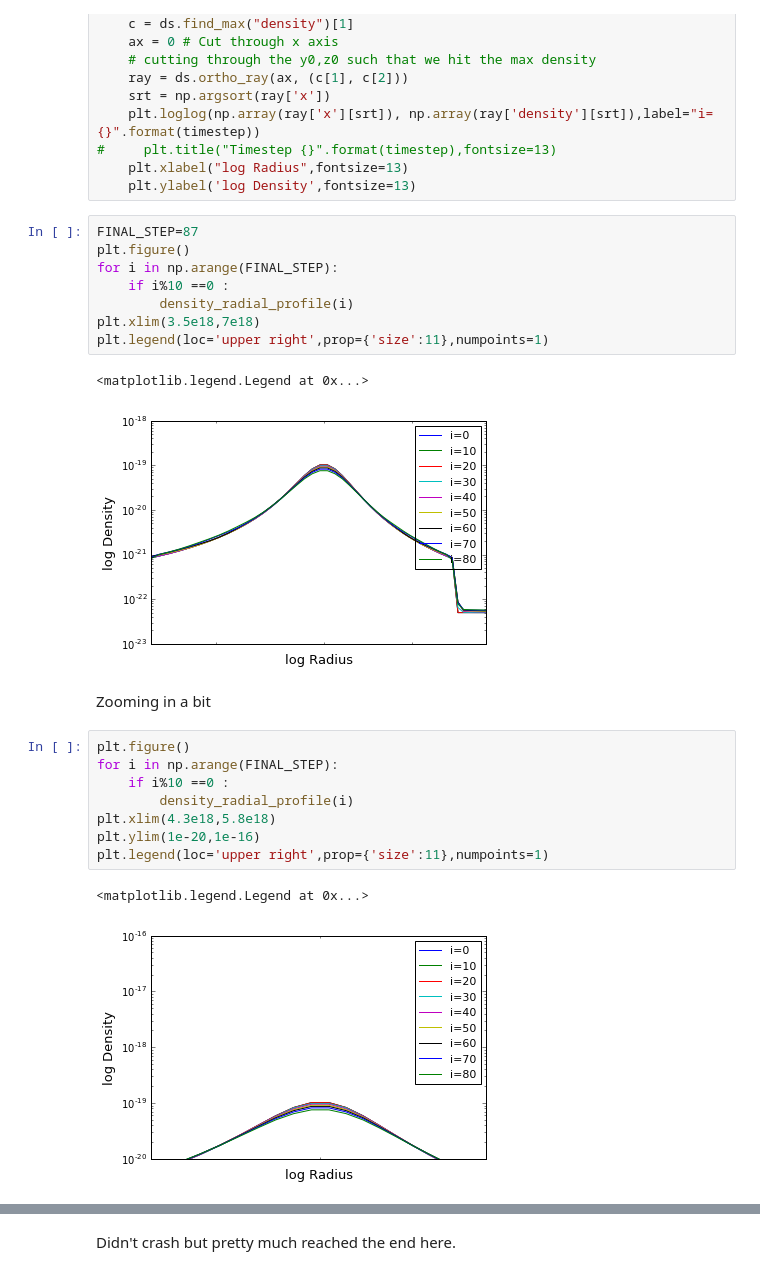
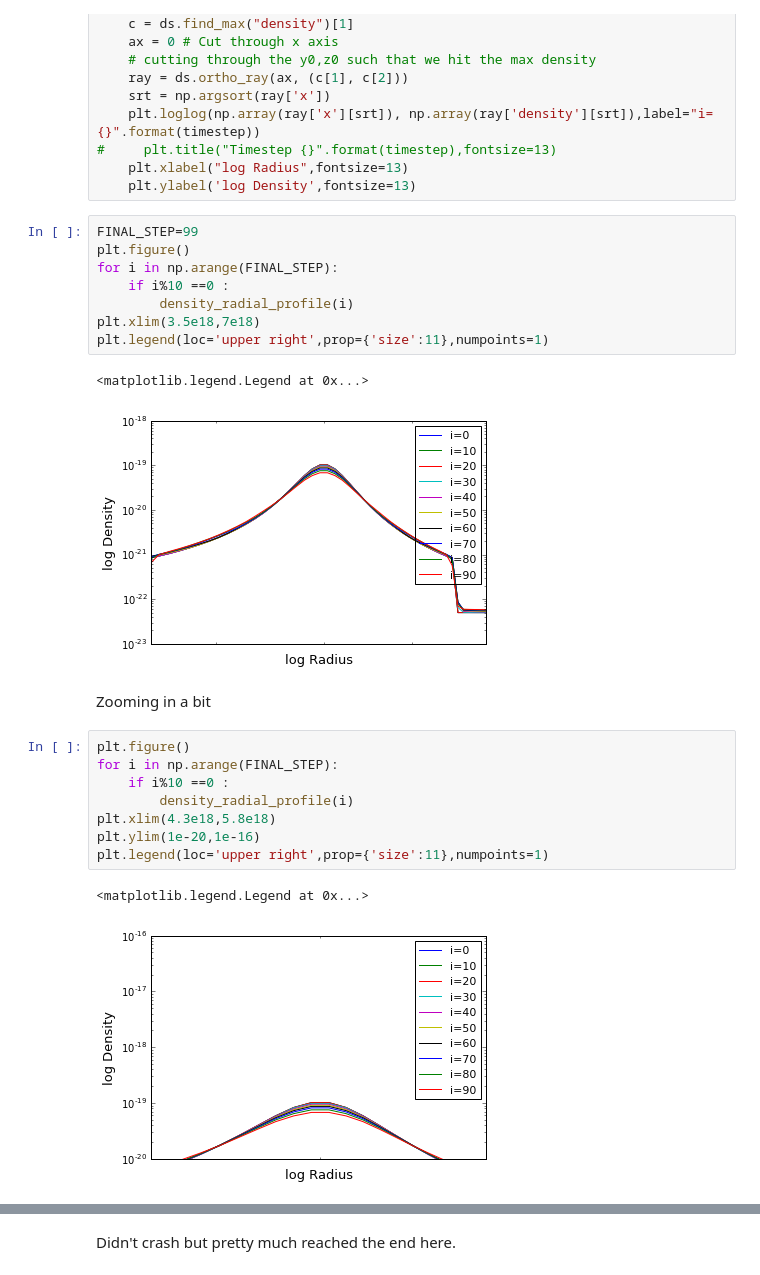
Before and after one commit to dorisjlee/StarFormationCode, a Jupyter notebook: FLASH/04_14_2016_FatFCRicker_et_al_1_2.ipynb, the cells around one changed output, grey strips where cells are left out. Drawn from its saved outputs; the diff is of its cells as text.

```diff
--- a/FLASH/04_14_2016_FatFCRicker_et_al_1_2.ipynb
+++ b/FLASH/04_14_2016_FatFCRicker_et_al_1_2.ipynb
@@ -97,16 +97,16 @@ def density_radial_profile(timestep):
     plt.xlabel("log Radius",fontsize=13)
     plt.ylabel('log Density',fontsize=13)
 # %%
-FINAL_STEP=87
+FINAL_STEP=99
 plt.figure()
 for i in np.arange(FINAL_STEP):
     if i%10 ==0 :
         density_radial_profile(i)
 plt.xlim(3.5e18,7e18)
 plt.legend(loc='upper right',prop={'size':11},numpoints=1)
 # %% [output]
 <matplotlib.legend.Legend at 0x...>
-[figure, old version]
+[figure, new version]
 # %% [markdown]
 Zooming in a bit
 # %%
@@ -119,7 +119,7 @@ plt.ylim(1e-20,1e-16)
 plt.legend(loc='upper right',prop={'size':11},numpoints=1)
 # %% [output]
 <matplotlib.legend.Legend at 0x...>
-[figure, old version]
+[figure, new version]
 # %%
 for i in np.arange(FINAL_STEP):
     if i%10 ==0 :
```
Also changed, not shown: parts of 1 cell of this notebook, 3 other files.
